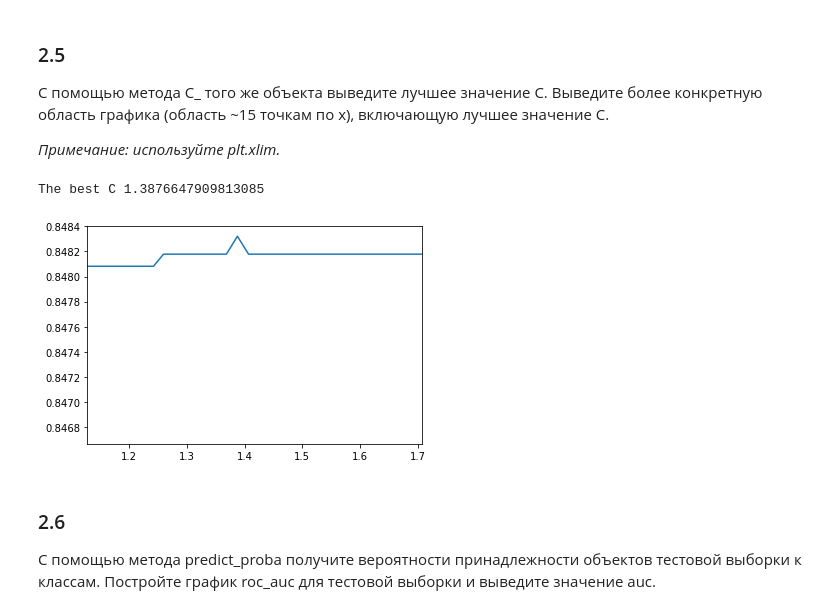
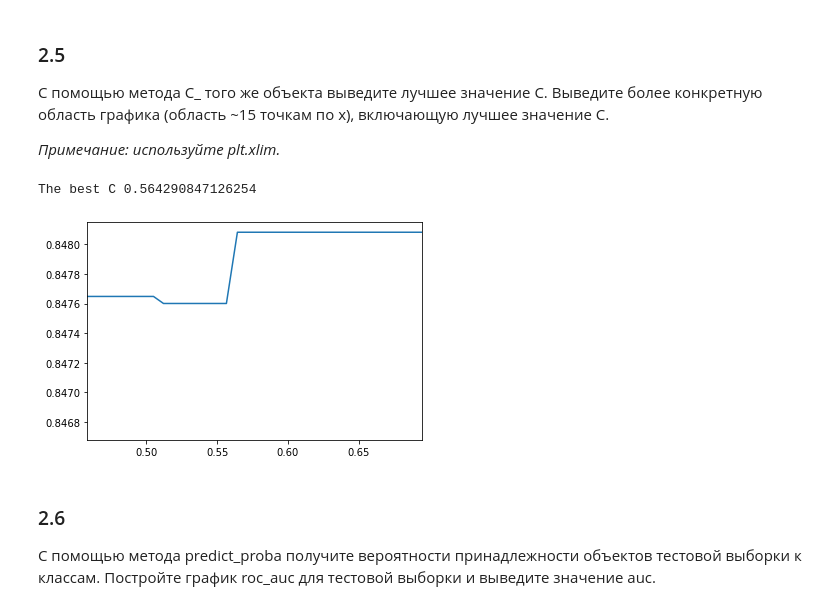
Before and after one commit to as4me/skillbox, a Jupyter notebook: ML. First Level/6/homework_classification_2_les_1_part_2.ipynb, the cells around one changed output. Cells and saved outputs as stored; diff of their text form; code cells hidden in the pictures.

```diff
--- a/ML. First Level/6/homework_classification_2_les_1_part_2.ipynb
+++ b/ML. First Level/6/homework_classification_2_les_1_part_2.ipynb
@@ -16,11 +16,14 @@ from sklearn.metrics import  precision_score, f1_score,confusion_matrix, recall_
 import pandas as pd
 from sklearn.neighbors import KNeighborsClassifier
 from sklearn.model_selection import train_test_split
+import numpy as np
+x_train = pd.read_csv('x_train.csv', index_col=0,sep=',')
+y_train = pd.read_csv('y_train.csv', index_col=0, names=['index','value'],sep=',')['value']
+x_test = pd.read_csv('x_test.csv', index_col=0,sep=',')
+y_test = pd.read_csv('y_test.csv', index_col=0, names=['index','value'],sep=',')['value']
 
-x_train = pd.read_csv('x_train.csv', index_col=0)
-y_train = pd.read_csv('y_train.csv', index_col=0,header=None, names=['index','value'])['value']
-x_test = pd.read_csv('x_test.csv', index_col=0,)
-y_test = pd.read_csv('y_test.csv', index_col=0,header=None, names=['index','value'])['value']
+y_test = y_test.iloc[1:]
+y_train = y_train.iloc[1:]
 # %%
 x_train.shape, x_test.shape, y_train.shape, y_test.shape
 # %% [output]
@@ -149,6 +129,6 @@ kfs = StratifiedKFold(n_splits=5, random_state=17,shuffle=True)
 
 Cs = np.logspace(-1,2,500)
 
-lg_cv = LogisticRegressionCV(Cs = Cs, cv = kfs, scoring='roc_auc')
+lg_cv = LogisticRegressionCV(Cs = Cs, cv = kfs, scoring='roc_auc',max_iter=10000)
 
 model_lg_cv = lg_cv.fit(x_train, y_train)
@@ -202,15 +165,15 @@ best_index = np.where(Cs ==best_c)[0][0]
 last_index = best_index+15
 first_index = best_index-15
 # %% [output]
-The best C 1.3876647909813085
+The best C 0.564290847126254
 # %%
-plt.plot(Cs, [model_lg_cv.scores_[1][:,i].mean() for i in range(0,500)] )
+plt.plot(Cs, [model_lg_cv.scores_['1'][:,i].mean() for i in range(0,500)] )
 
 plt.xlim(Cs[first_index], Cs[last_index] )
 
 plt.show()
 # %% [output]
-[figure, old version]
+[figure, new version]
 # %% [markdown]
 ### 2.6
 С помощью метода predict_proba получите вероятности принадлежности объектов тестовой выборки к классам. Постройте график roc_auc для тестовой выборки и выведите значение auc.
```
Also changed, not shown: parts of 7 cells of this notebook, 21 other files.
